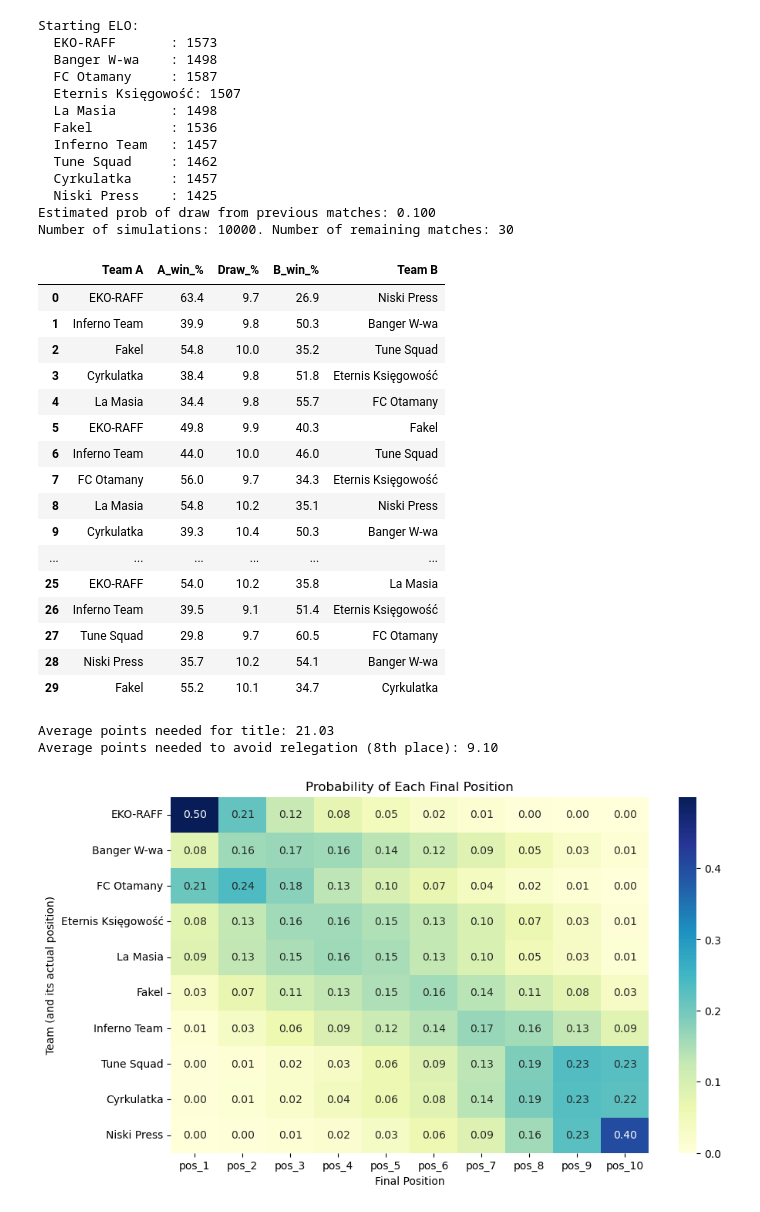
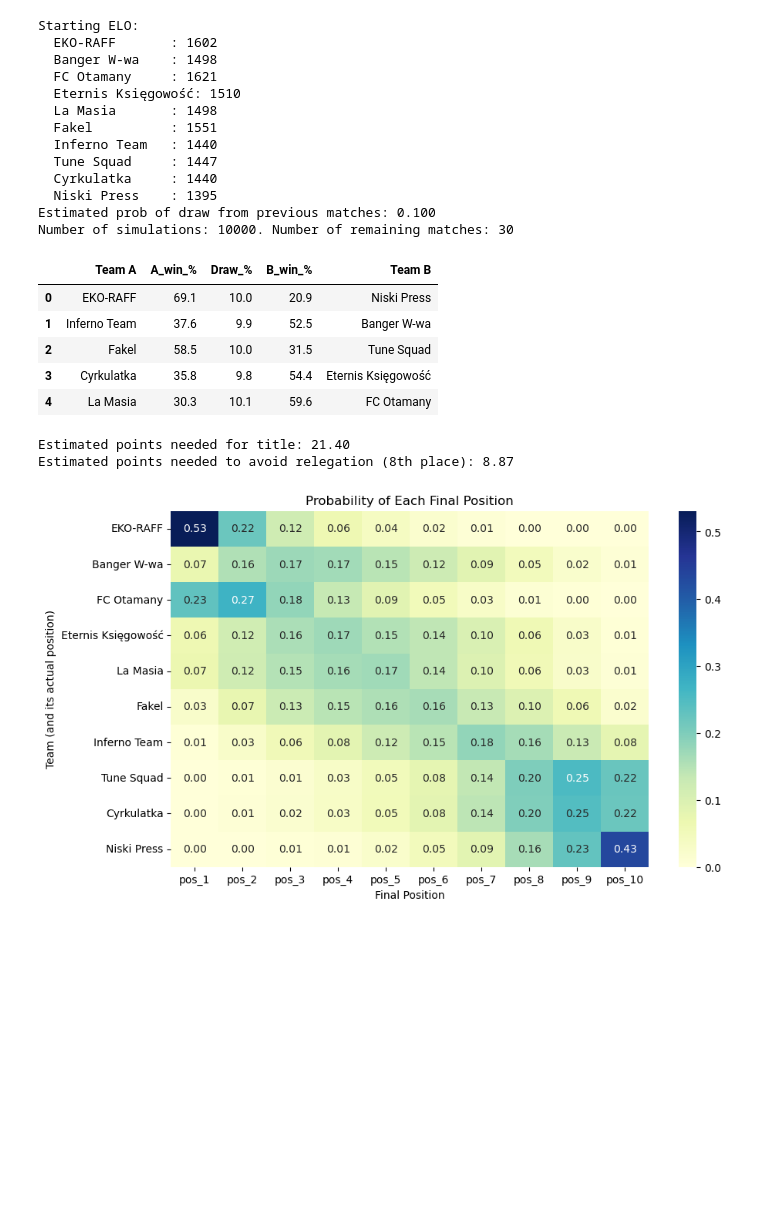
Before and after one commit to kajoo8/superliga6-table-sim, a Jupyter notebook: elo_simulation.ipynb, the cells around one changed output. Saved outputs shown, nothing was run; the diff lists cells and outputs as text; code cells hidden in the pictures; blank space fills up the shorter version.

```diff
--- a/elo_simulation.ipynb
+++ b/elo_simulation.ipynb
@@ -7,7 +7,7 @@ from helpers import *
 # %%
 # === CONFIG === #
 N_SIM = 10000
-ELO_SIGMA = 50.0   # scale of algorithmic ELO calculation
+ELO_SIGMA = 70.0   # scale of algorithmic ELO calculation
 ALPHA = 1.0         # weight of ppg (points per game)
 BETA = 0.8          # weight of gd_pg (goal diff per game)
 GAMMA = 0.2         # weight of gf_pg (goals scored per game)
@@ -76,16 +76,16 @@ print(f"Estimated prob of draw from previous matches: {draw_prob:.3f}")
 print(f"Number of simulations: {N_SIM}. Number of remaining matches: {len(remaining_matches)}")
 # %% [output]
 Starting ELO:
-  EKO-RAFF       : 1573
+  EKO-RAFF       : 1602
   Banger W-wa    : 1498
-  FC Otamany     : 1587
-  Eternis Księgowość: 1507
+  FC Otamany     : 1621
+  Eternis Księgowość: 1510
   La Masia       : 1498
-  Fakel          : 1536
-  Inferno Team   : 1457
-  Tune Squad     : 1462
-  Cyrkulatka     : 1457
-  Niski Press    : 1425
+  Fakel          : 1551
+  Inferno Team   : 1440
+  Tune Squad     : 1447
+  Cyrkulatka     : 1440
+  Niski Press    : 1395
 Estimated prob of draw from previous matches: 0.100
 Number of simulations: 10000. Number of remaining matches: 30
 # %%
@@ -139,36 +139,25 @@ for sim in range(N_SIM):
 # %%
 # === Remaining matches summary === #
 records = []
 for (a, b), s in match_outcomes.items():
     total = s["count"]
     if total > 0:
         records.append({
             "Team A": a,
             "A_win_%": s["A_wins"] / total * 100,
             "Draw_%":  s["Draws"] / total * 100,
             "B_win_%": s["B_wins"] / total * 100,
             "Team B": b
         })
 df_wdl = pd.DataFrame(records).round(1)
-display(df_wdl)
+df_wdl[0:5]
 # %% [output]
 |  | Team A | A_win_% | Draw_% | B_win_% | Team B |
-| 0 | EKO-RAFF | 63.4 | 9.7 | 26.9 | Niski Press |
-| 1 | Inferno Team | 39.9 | 9.8 | 50.3 | Banger W-wa |
-| 2 | Fakel | 54.8 | 10.0 | 35.2 | Tune Squad |
-| 3 | Cyrkulatka | 38.4 | 9.8 | 51.8 | Eternis Księgowość |
-| 4 | La Masia | 34.4 | 9.8 | 55.7 | FC Otamany |
-| 5 | EKO-RAFF | 49.8 | 9.9 | 40.3 | Fakel |
-| 6 | Inferno Team | 44.0 | 10.0 | 46.0 | Tune Squad |
-| 7 | FC Otamany | 56.0 | 9.7 | 34.3 | Eternis Księgowość |
-| 8 | La Masia | 54.8 | 10.2 | 35.1 | Niski Press |
-| 9 | Cyrkulatka | 39.3 | 10.4 | 50.3 | Banger W-wa |
-| ... | ... | ... | ... | ... | ... |
-| 25 | EKO-RAFF | 54.0 | 10.2 | 35.8 | La Masia |
-| 26 | Inferno Team | 39.5 | 9.1 | 51.4 | Eternis Księgowość |
-| 27 | Tune Squad | 29.8 | 9.7 | 60.5 | FC Otamany |
-| 28 | Niski Press | 35.7 | 10.2 | 54.1 | Banger W-wa |
-| 29 | Fakel | 55.2 | 10.1 | 34.7 | Cyrkulatka |
+| 0 | EKO-RAFF | 69.1 | 10.0 | 20.9 | Niski Press |
+| 1 | Inferno Team | 37.6 | 9.9 | 52.5 | Banger W-wa |
+| 2 | Fakel | 58.5 | 10.0 | 31.5 | Tune Squad |
+| 3 | Cyrkulatka | 35.8 | 9.8 | 54.4 | Eternis Księgowość |
+| 4 | La Masia | 30.3 | 10.1 | 59.6 | FC Otamany |
 # %%
 # === RESULTS === #
 prob_table = pd.DataFrame(index=teams, columns=[f"pos_{i}" for i in range(1, len(teams)+1)], dtype=float)
@@ -187,11 +176,11 @@ for t in teams:
 
 avg_points_title = np.mean(points_for_title)
 avg_points_safety = np.mean(points_for_safety)
-print(f"Average points needed for title: {avg_points_title:.2f}")
-print(f"Average points needed to avoid relegation (8th place): {avg_points_safety:.2f}")
+print(f"Estimated points needed for title: {avg_points_title:.2f}")
+print(f"Estimated points needed to avoid relegation (8th place): {avg_points_safety:.2f}")
 # %% [output]
-Average points needed for title: 21.03
-Average points needed to avoid relegation (8th place): 9.10
+Estimated points needed for title: 21.40
+Estimated points needed to avoid relegation (8th place): 8.87
 # %%
 import matplotlib.pyplot as plt
 import seaborn as sns
@@ -203,4 +192,4 @@ plt.xlabel("Final Position")
 plt.ylabel("Team (and its actual position)")
 plt.show()
 # %% [output]
-[figure, old version]
+[figure, new version]
```
Also changed, not shown: parts of 3 cells of this notebook.
